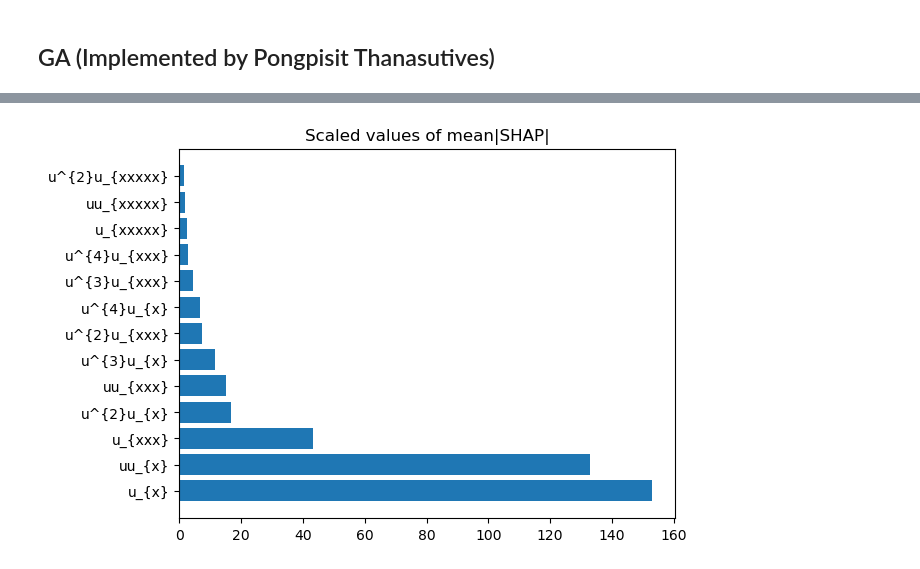
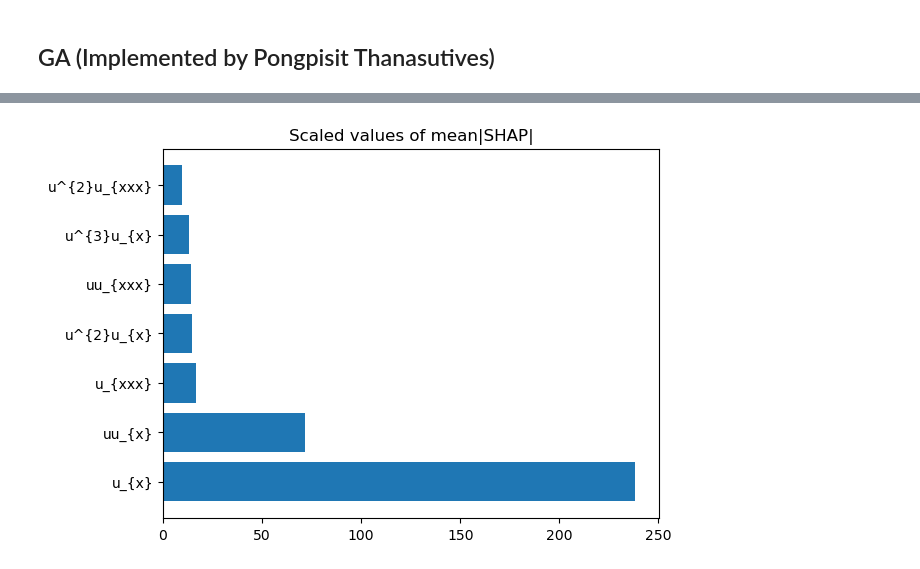
Before and after one commit to Pongpisit-Thanasutives/UBIC-test, a Jupyter notebook: Examples/KdV by GA.ipynb, the cells around one changed output, grey strips where cells are left out. Drawn from its saved outputs; the diff is of its cells as text; code cells hidden in the pictures.

```diff
--- a/Examples/KdV by GA.ipynb
+++ b/Examples/KdV by GA.ipynb
@@ -525,7 +526,3 @@ modules += [(p, 0) for p in range(1, n_poly+1)] + \
 assert len(modules) == len(weak_lib.get_feature_names())
 base_features = dict(zip(modules, X_pre.T))
 u_t = y_pre.copy()
-# %%
-genome = generate_genome(n_modules, n_poly, n_derivatives); print(genome)
-print(evaluate_genome(genome, base_features, u_t))
-display_pde(genome, [3,4,5])
@@ -577,7 +563,7 @@ class LargestUniqueHeap:
         # Return the N largest values in ascending order
         return sorted(self.heap, reverse=self.decending)
 
-n_generations = 30
+n_generations = 100
 mutate_rate = (0.4, 0.4, 0.4)
 
 print("Initialization...")
@@ -658,6 +644,6 @@ $\displaystyle - 2.39725 u^{3} u_{xxx} - 6.07189 u u_{x} - 0.88695 u_{xxx}$
 ... (8 outputs left out)
 # %%
-n_common = 15
+n_common = 7
 
 common_modules = []
 for genome, _ in best_chrom_fitnesses:
@@ -697,7 +675,7 @@ feature_names
 # brute_force(X_pre, y_pre, 2)
 
 coefficients, best_subsets = okridge_solvel0_full(normalize(X_pre, axis=0),
-                                                  y_pre, k=8)
+                                                  y_pre, k=n_common)
 best_subsets
 # %% [output]
 [[0],
@@ -827,30 +798,30 @@ plt.plot(b_bics); plt.show()
 # %%
 ga = {}
 for i in trange(len(best_chrom_fitnesses)):
     potential_pde = [*(best_chrom_fitnesses[i][0])]
     X_pre_sup = numericalize_genome(potential_pde, base_features)
     importance_sup = shap_linear_importance(X_pre_sup, y_pre)
     for g, s in zip(potential_pde, importance_sup):
         if g not in ga:
             ga[g] = s
         else:
             ga[g] += s
 
 common_modules = sorted(ga.items(), key=lambda _:_[1], reverse=True)
 feature_importance = np.array([v for _, v in common_modules])
 common_modules = np.array([k for k, _ in common_modules])
-common_modules = common_modules[np.cumsum(feature_importance)/sum(feature_importance) <= 0.999]
-feature_importance = feature_importance[np.cumsum(feature_importance)/sum(feature_importance) <= 0.999]
+common_modules = common_modules[np.cumsum(feature_importance)/sum(feature_importance) <= 0.95]
+feature_importance = feature_importance[np.cumsum(feature_importance)/sum(feature_importance) <= 0.95]
 common_modules = list(map(tuple, common_modules))
 
 X_pre = numericalize_genome(common_modules, base_features)
 y_pre = u_t.reshape(-1, 1)
 
 feature_names = [sympy.latex(display_module(module)).strip().replace(' ', '')
                  for module in common_modules]
 
 plt.barh(feature_names, feature_importance)
 plt.title("Scaled values of mean|SHAP|")
 plt.show()
 # %% [output]
-[figure, old version]
+[figure, new version]
```
Also changed, not shown: parts of 23 cells of this notebook, 1 other file.
